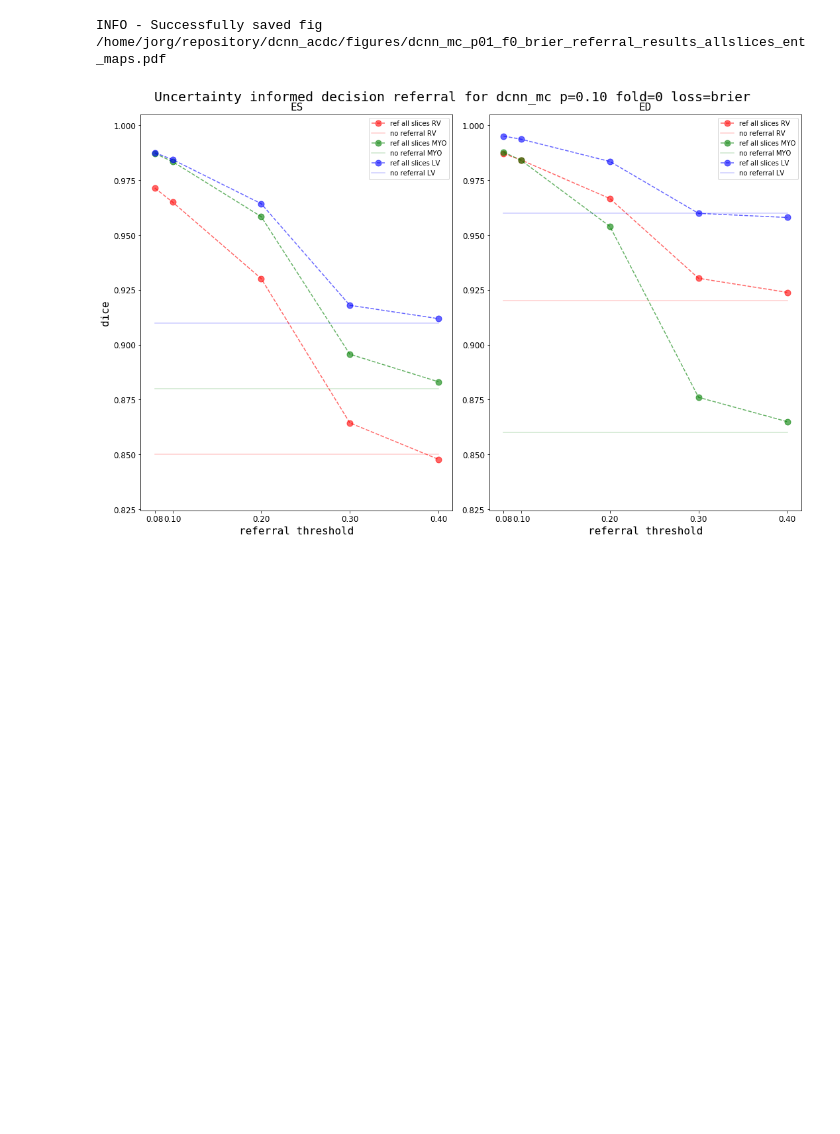
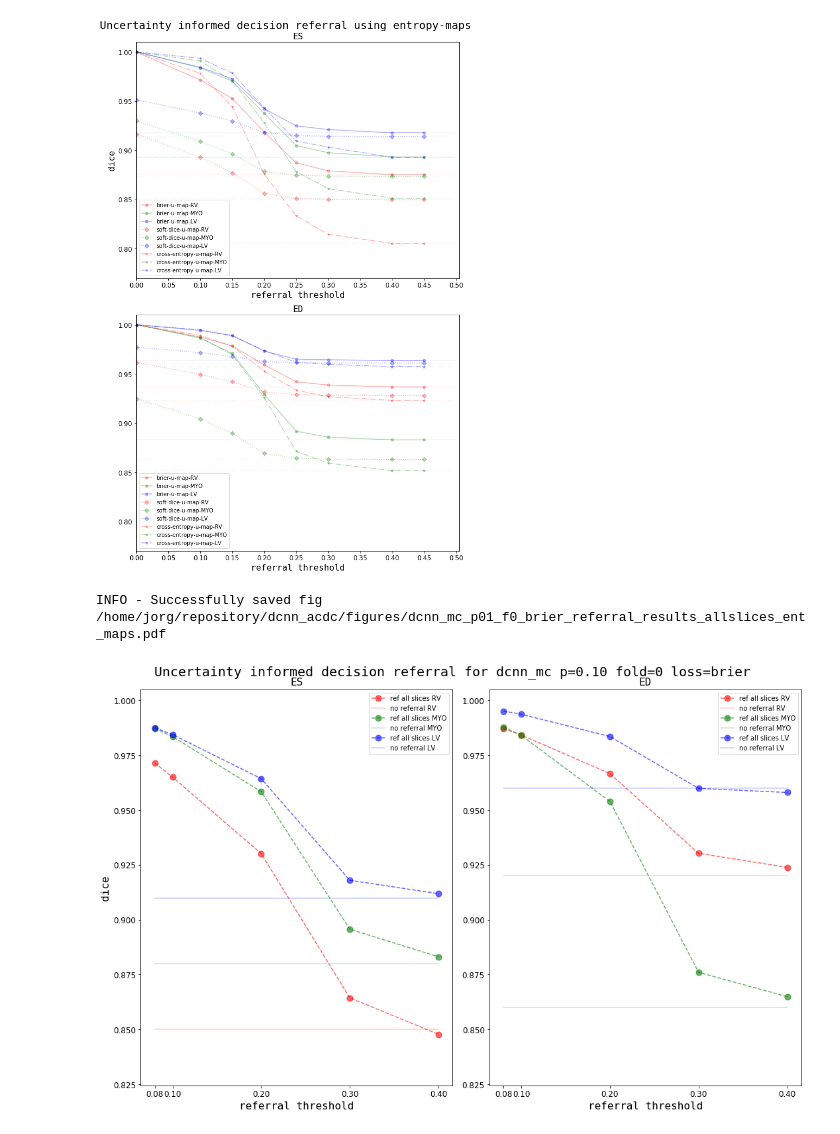
Before and after one commit to toologicbv/dcnn_acdc, a Jupyter notebook: notebooks/test_entropy_maps.ipynb, the cells around one changed output. Saved outputs shown, nothing was run; the diff lists cells and outputs as text; code cells hidden in the pictures; blank space fills up the shorter version.

```diff
--- a/notebooks/test_entropy_maps.ipynb
+++ b/notebooks/test_entropy_maps.ipynb
@@ -262,0 +207,14 @@ WARNING - referral positives-only=False
+# %%
+referral_thresholds_ep_bs = [0.001, 0.1, 0.15, 0.2, 0.25, 0.3, 0.4, 0.45]
+referral_thresholds_ep_sd = [0.001, 0.1, 0.15, 0.2, 0.25, 0.3, 0.4, 0.45]
+
+referral_thresholds_ep_ce = [0.001, 0.1, 0.15, 0.2, 0.25, 0.3, 0.4, 0.45]
+
+ref_res_mcbrier_ep = ReferralResults(exp_mc01_brier, referral_thresholds_ep_bs, print_results=False,
+                              fold=0, slice_filter_type=None, use_entropy_maps=True)
+
+ref_res_mccrossent_ep = ReferralResults(exp_mc01_crossent, referral_thresholds_ep_ce, print_results=False,
+                              fold=0, slice_filter_type=None, use_entropy_maps=True)
+
+ref_res_mcsoftdice_ep = ReferralResults(exp_mc01_softdice, referral_thresholds_ep_sd, print_results=False,
+                                  fold=0, slice_filter_type=None, use_entropy_maps=True)
@@ -263,3 +231,14 @@ WARNING - referral positives-only=False
+# %%
+ref_result_objects = [ref_res_mcbrier_ep, ref_res_mcsoftdice_ep, ref_res_mccrossent_ep]
+
+model_lbls = ["brier", "soft-dice", "cross-entropy"]
+
+plot_title = "Uncertainty informed decision referral using entropy-maps"
+compare_referral_results(ref_result_objects, width=10, height=15, plot_base=True,
+                             do_save=False, do_show=True, plot_title=plot_title,
+                             model_lbls=model_lbls, fig_name="compare_entmaps_3models")
+# %% [output]
+[figure, added]
 # %%
 from plotting.result_plots import plot_referral_results
 
```
Also changed, not shown: parts of 9 cells of this notebook, 5 other files.
